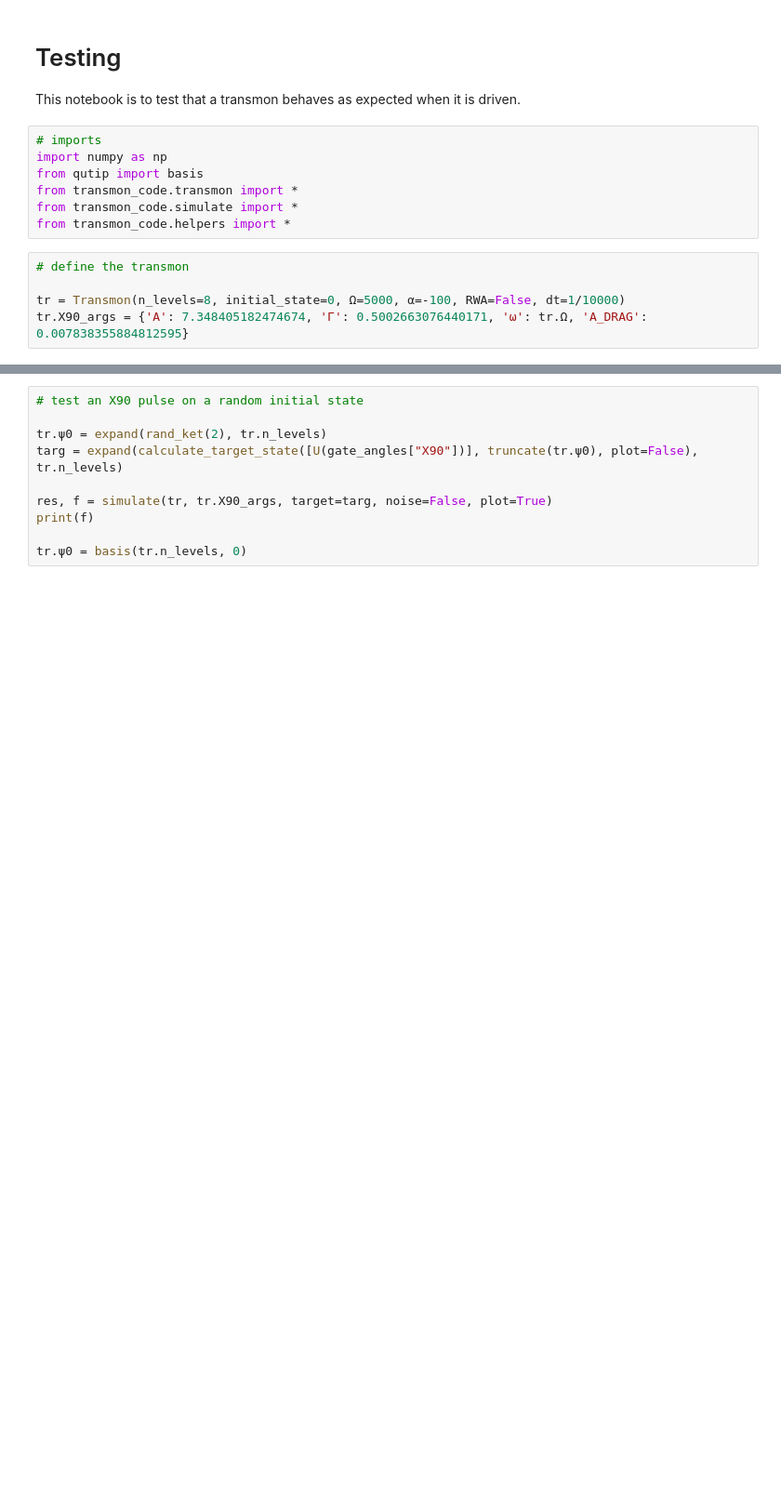
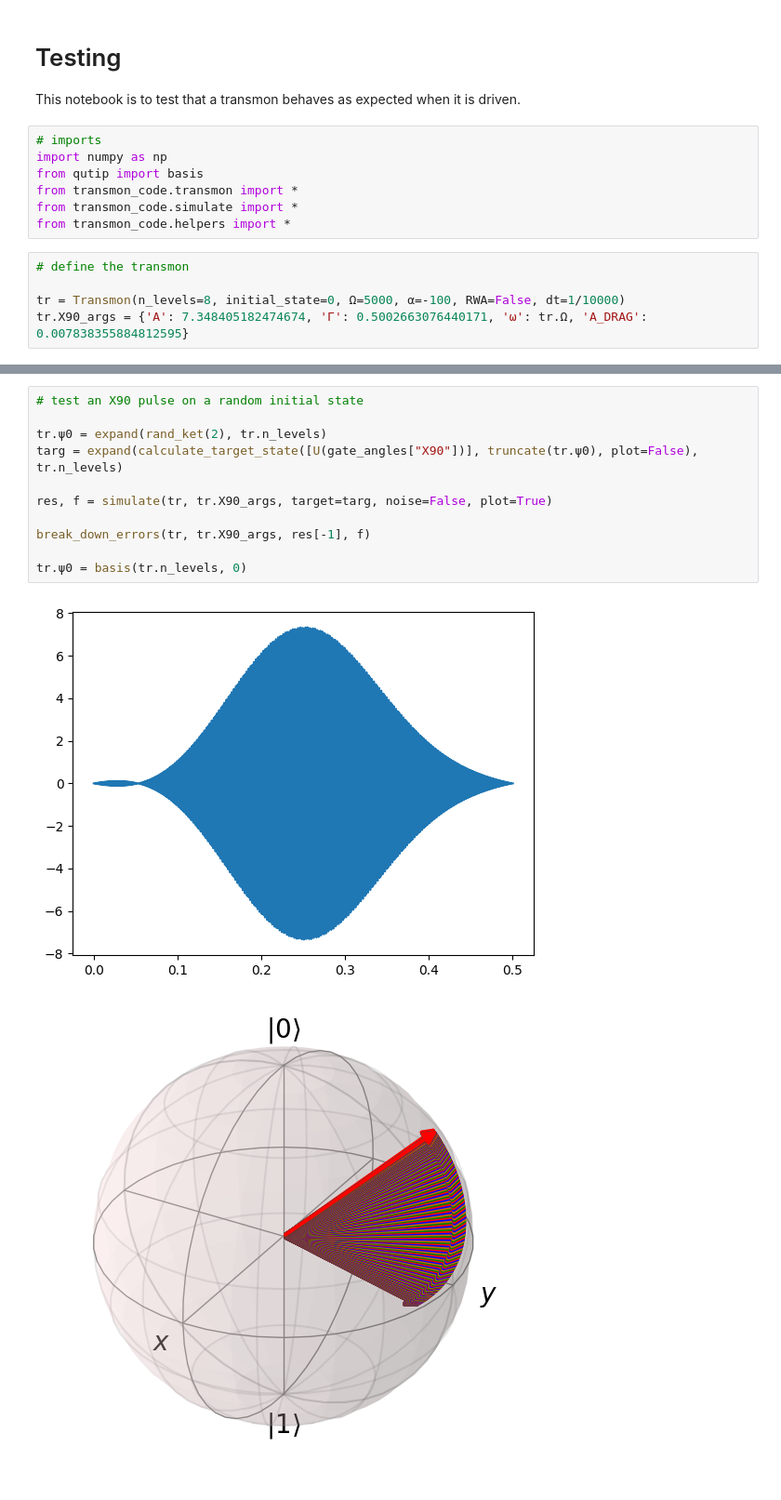
Before and after one commit to manavbabel/Transmon-Simulation, a Jupyter notebook: Transmon Testing.ipynb, the cells around one changed output, grey strips where cells are left out. Shown at 93% size. Saved outputs shown, nothing was run; the diff lists cells and outputs as text; blank space fills up the shorter version.

```diff
--- a/Transmon Testing.ipynb
+++ b/Transmon Testing.ipynb
@@ -24,10 +34,14 @@ print(f)
 # %%
 # test an X90 pulse on a random initial state
 
 tr.ψ0 = expand(rand_ket(2), tr.n_levels)
 targ = expand(calculate_target_state([U(gate_angles["X90"])], truncate(tr.ψ0), plot=False), tr.n_levels)
 
 res, f = simulate(tr, tr.X90_args, target=targ, noise=False, plot=True)
-print(f)
+
+break_down_errors(tr, tr.X90_args, res[-1], f)
 
 tr.ψ0 = basis(tr.n_levels, 0)
+# %% [output]
+[figure, added]
+[figure, added]
```
Also changed, not shown: parts of 4 cells of this notebook, 9 other files.
